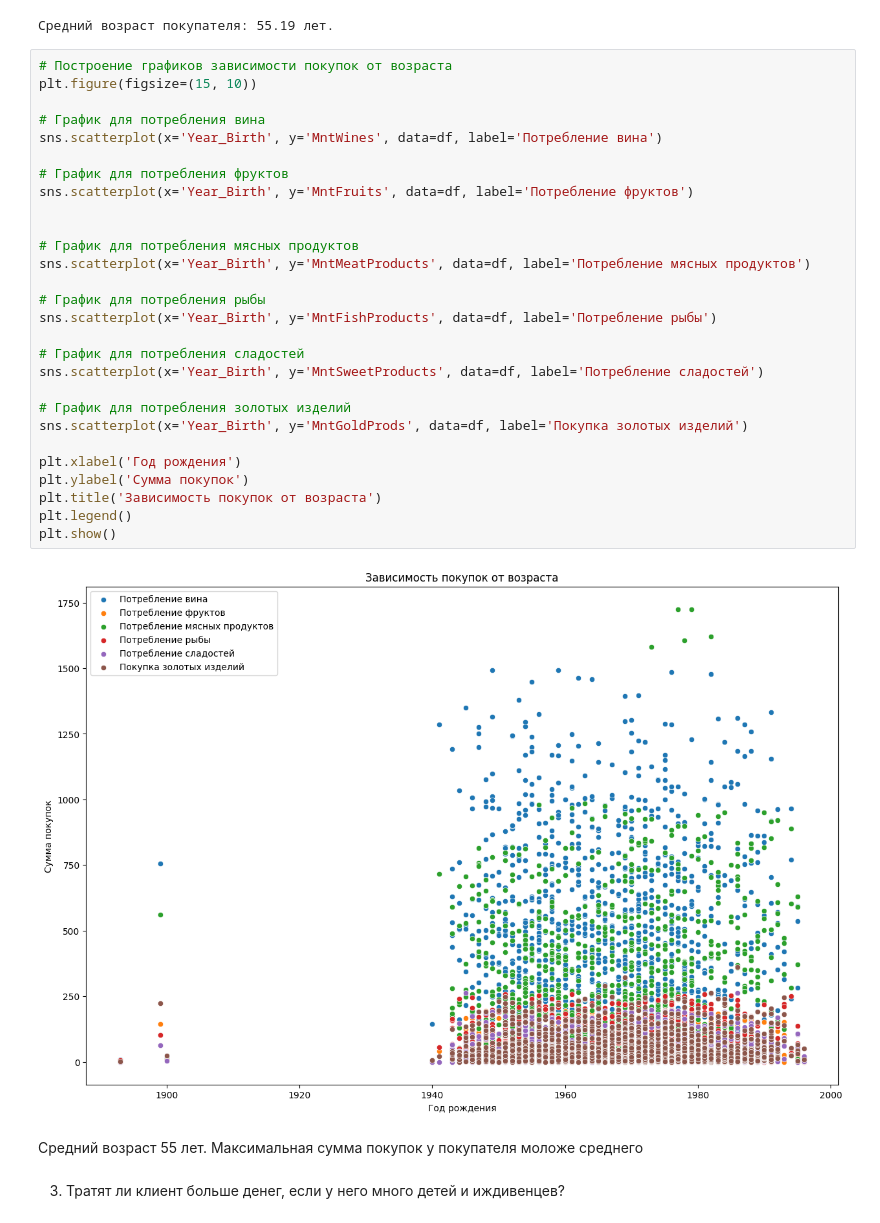
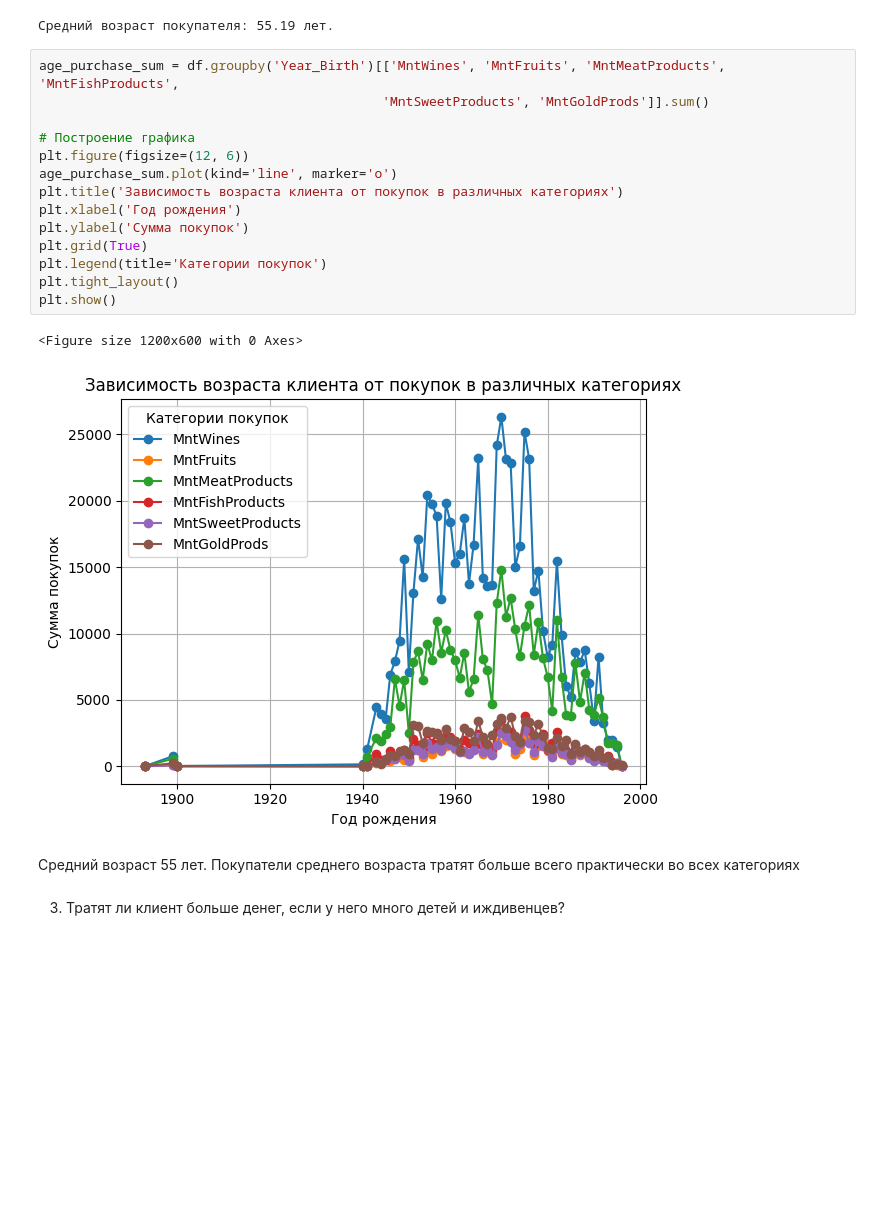
Before and after one commit to korsh624/DS, a Jupyter notebook: 1.9/HW_1RAZDEL_PRO_forstud.ipynb, the cells around one changed output. Cells and saved outputs as stored; diff of their text form; blank space fills up the shorter version.

```diff
--- a/1.9/HW_1RAZDEL_PRO_forstud.ipynb
+++ b/1.9/HW_1RAZDEL_PRO_forstud.ipynb
@@ -270,37 +301,24 @@ print("Средний возраст покупателя: {:.2f} лет.".forma
 # %% [output]
 Средний возраст покупателя: 55.19 лет.
 # %%
-# Построение графиков зависимости покупок от возраста
-plt.figure(figsize=(15, 10))
+age_purchase_sum = df.groupby('Year_Birth')[['MntWines', 'MntFruits', 'MntMeatProducts', 'MntFishProducts',
+                                            'MntSweetProducts', 'MntGoldProds']].sum()
 
-# График для потребления вина
-sns.scatterplot(x='Year_Birth', y='MntWines', data=df, label='Потребление вина')
-
-# График для потребления фруктов
-sns.scatterplot(x='Year_Birth', y='MntFruits', data=df, label='Потребление фруктов')
-
-
-# График для потребления мясных продуктов
-sns.scatterplot(x='Year_Birth', y='MntMeatProducts', data=df, label='Потребление мясных продуктов')
-
-# График для потребления рыбы
-sns.scatterplot(x='Year_Birth', y='MntFishProducts', data=df, label='Потребление рыбы')
-
-# График для потребления сладостей
-sns.scatterplot(x='Year_Birth', y='MntSweetProducts', data=df, label='Потребление сладостей')
-
-# График для потребления золотых изделий
-sns.scatterplot(x='Year_Birth', y='MntGoldProds', data=df, label='Покупка золотых изделий')
-
+# Построение графика
+plt.figure(figsize=(12, 6))
+age_purchase_sum.plot(kind='line', marker='o')
+plt.title('Зависимость возраста клиента от покупок в различных категориях')
 plt.xlabel('Год рождения')
 plt.ylabel('Сумма покупок')
-plt.title('Зависимость покупок от возраста')
-plt.legend()
+plt.grid(True)
+plt.legend(title='Категории покупок')
+plt.tight_layout()
 plt.show()
 # %% [output]
+<Figure size 1200x600 with 0 Axes>
-[figure, old version]
+[figure, new version]
 # %% [markdown]
-Средний возраст 55 лет. Максимальная сумма покупок у покупателя моложе среднего
+Средний возраст 55 лет. Покупатели среднего возраста тратят больше всего практически во всех категориях
 # %% [markdown]
 3. Тратят ли клиент больше денег, если у него много детей и иждивенцев?
 # %%
```
Also changed, not shown: parts of 18 cells of this notebook, 1 other file.
